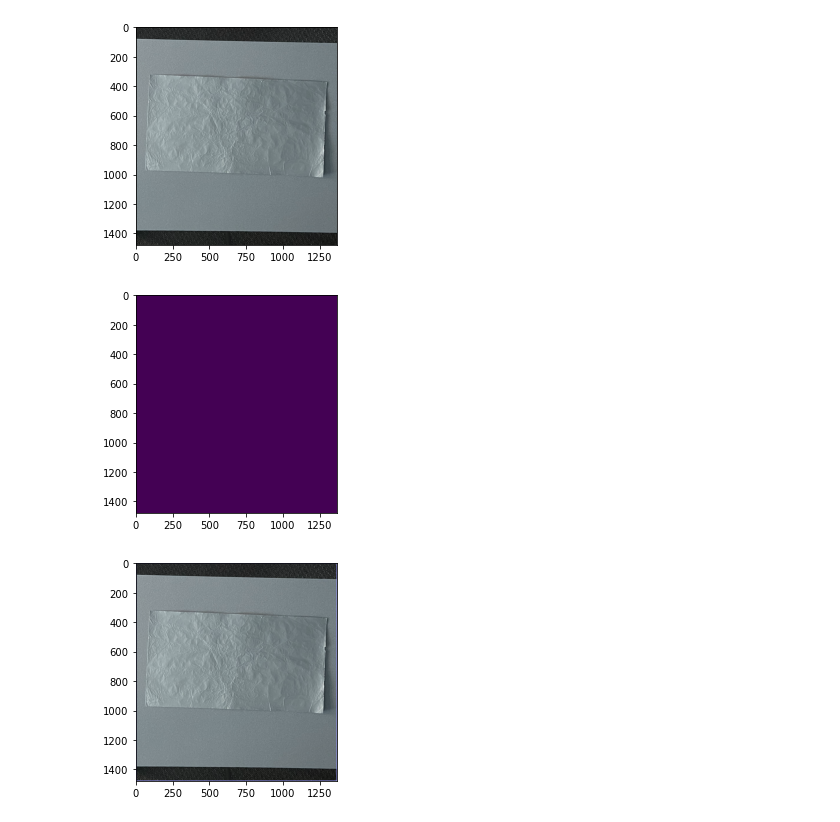
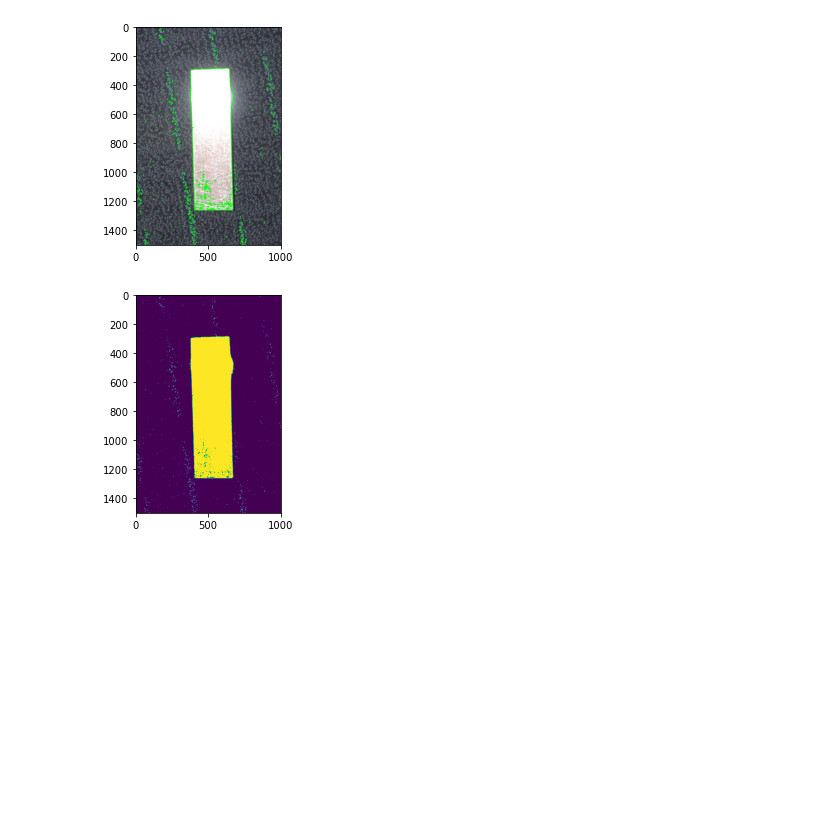
Before and after one commit to eleehiga/ENSC41-Pick-and-Place, a Jupyter notebook: alum_foil_id.ipynb, the cells around one changed output. Cells and saved outputs as stored; diff of their text form; code cells hidden in the pictures; blank space fills up the shorter version.

Commit message:
jupyter notebook simpler contour method

```diff
--- a/alum_foil_id.ipynb
+++ b/alum_foil_id.ipynb
@@ -56,9 +64,21 @@ def identify_alum(filename):
     plt.show()
     plt.imshow(result)
     plt.show()
-# %%
-identify_alum('Straight_On.png')
-# %% [output]
-[figure, removed]
-[figure, removed]
-[figure, removed]
+# %%
+def identify_alum2(filename):
+    im = cv.imread(filename)
+    imgray = cv.cvtColor(im, cv.COLOR_BGR2GRAY)
+    #ret, thresh = cv.threshold(imgray, thresh=170, maxval=255, type=0)
+    #ret, thresh = cv.threshold(imgray, thresh=170, maxval=255, type=cv.THRESH_BINARY)
+    contours, hierarchy = cv.findContours(thresh, cv.RETR_TREE, cv.CHAIN_APPROX_SIMPLE)
+    cv.drawContours(im, contours, -1, (0,255,0), 3)
+    plt.imshow(im)
+    plt.show()
+    plt.imshow(thresh)
+    plt.show()
+# %%
+#identify_alum('Straight_On.png')
+identify_alum2('SmallPieceWithFlash.jpeg')
+# %% [output]
+[figure, added]
+[figure, added]
```
Also changed, not shown: parts of 2 cells of this notebook.
